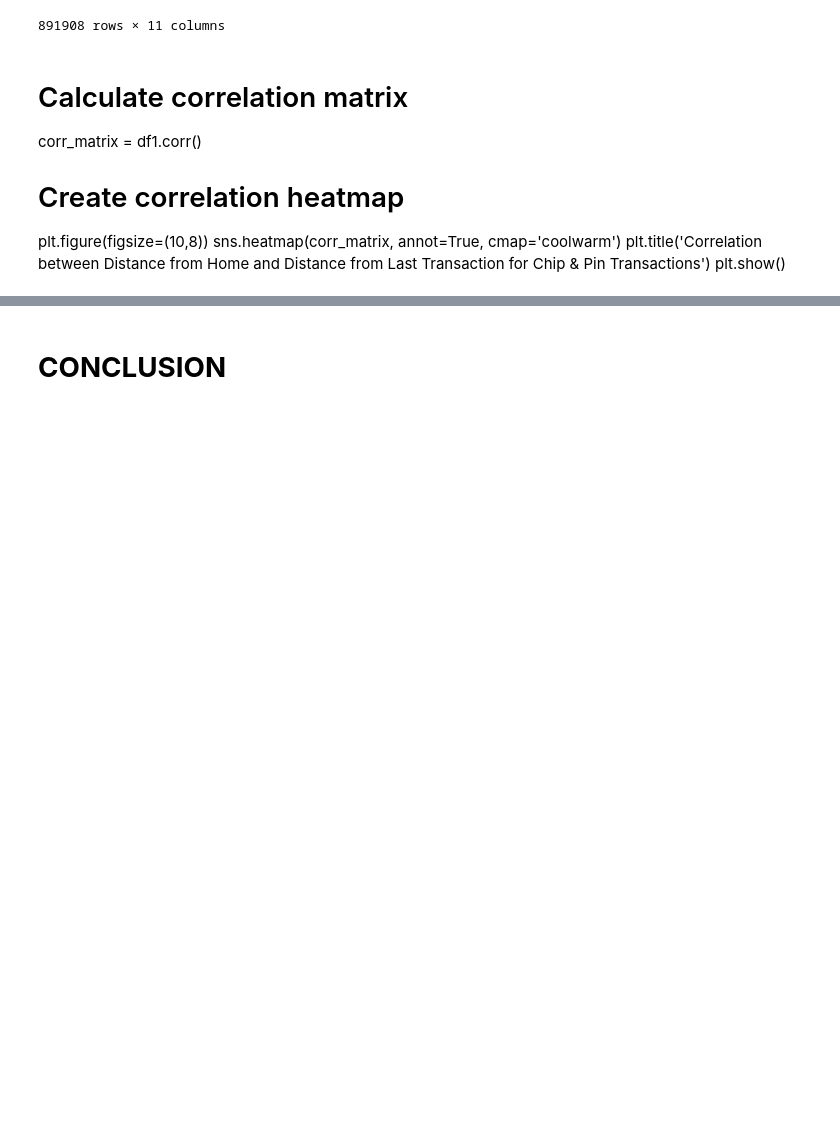
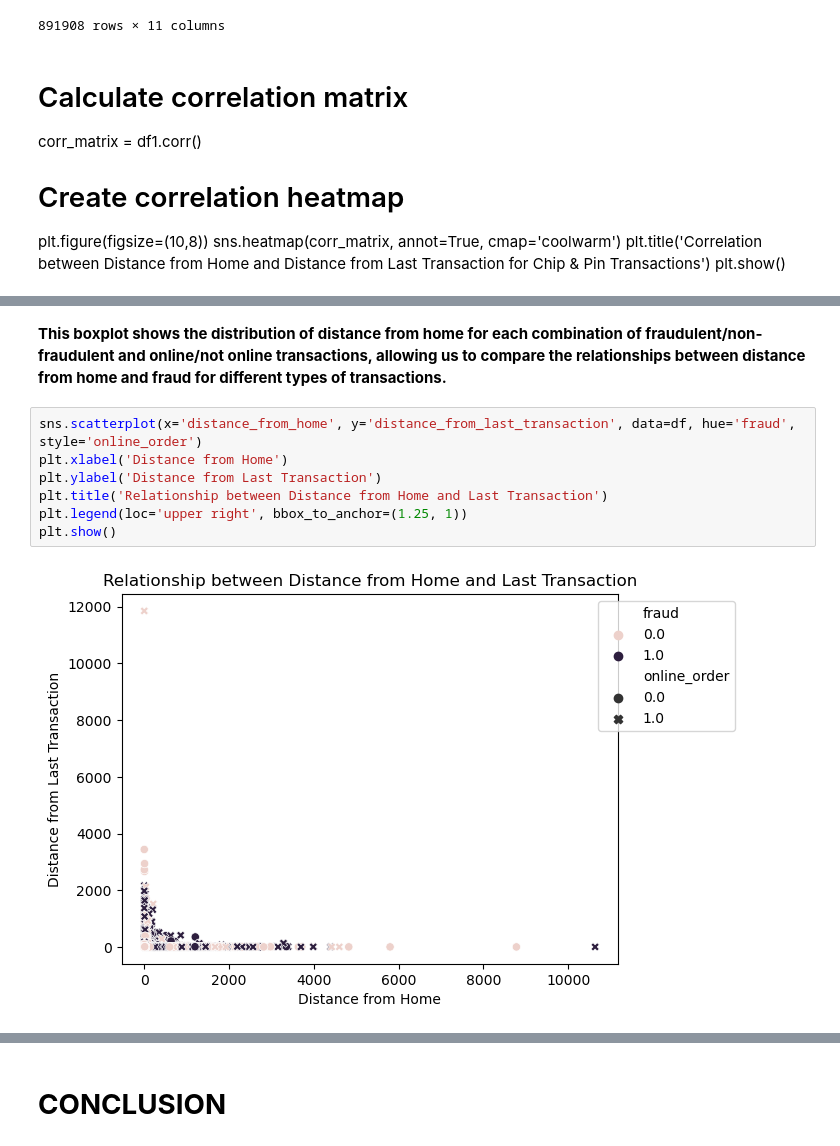
Before and after one commit to KarimKhalil33/CreditCard-Fraud-Data-Analysis, a Jupyter notebook: analysis/analysis3.ipynb, the cells around one changed output, grey strips where cells are left out. Cells and saved outputs as stored; diff of their text form; blank space fills up the shorter version.

```diff
--- a/analysis/analysis3.ipynb
+++ b/analysis/analysis3.ipynb
@@ -144,0 +192,11 @@ plt.show()
+# %% [markdown]
+**This boxplot shows the distribution of distance from home for each combination of fraudulent/non-fraudulent and online/not online transactions, allowing us to compare the relationships between distance from home and fraud for different types of transactions.**
+# %%
+sns.scatterplot(x='distance_from_home', y='distance_from_last_transaction', data=df, hue='fraud', style='online_order')
+plt.xlabel('Distance from Home')
+plt.ylabel('Distance from Last Transaction')
+plt.title('Relationship between Distance from Home and Last Transaction')
+plt.legend(loc='upper right', bbox_to_anchor=(1.25, 1))
+plt.show()
+# %% [output]
+[figure, added]
```
Also changed, not shown: parts of 11 cells of this notebook, 1 other file.
